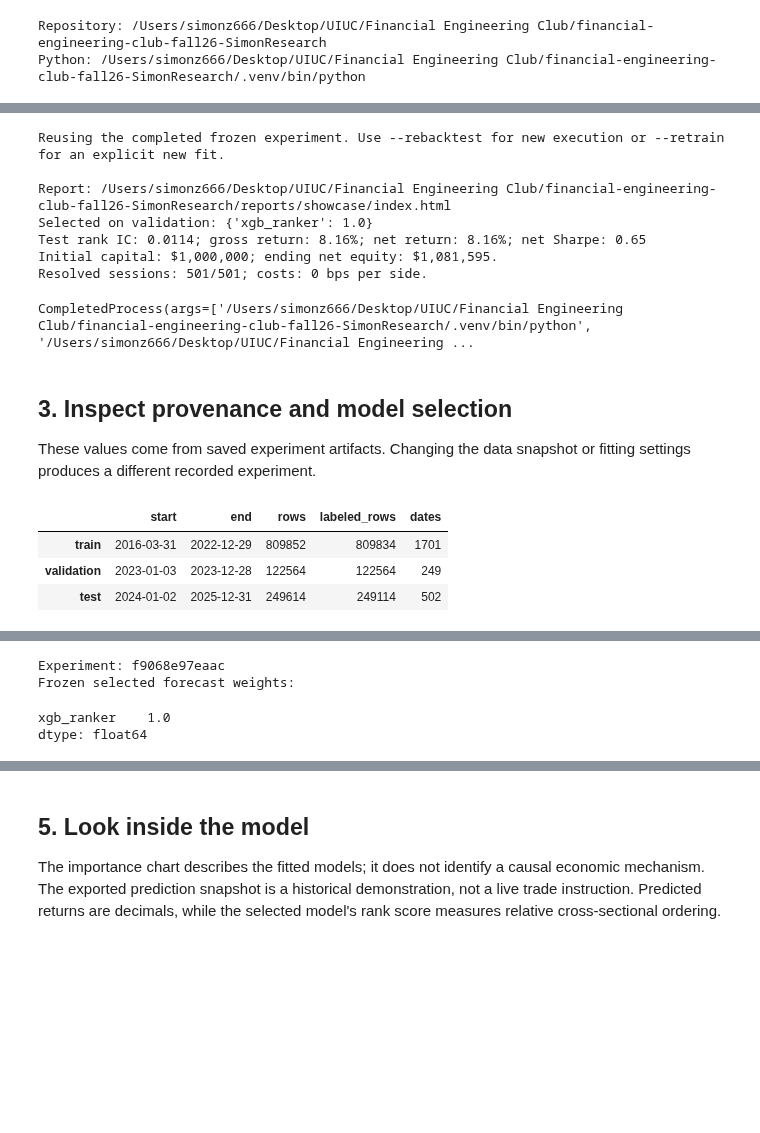
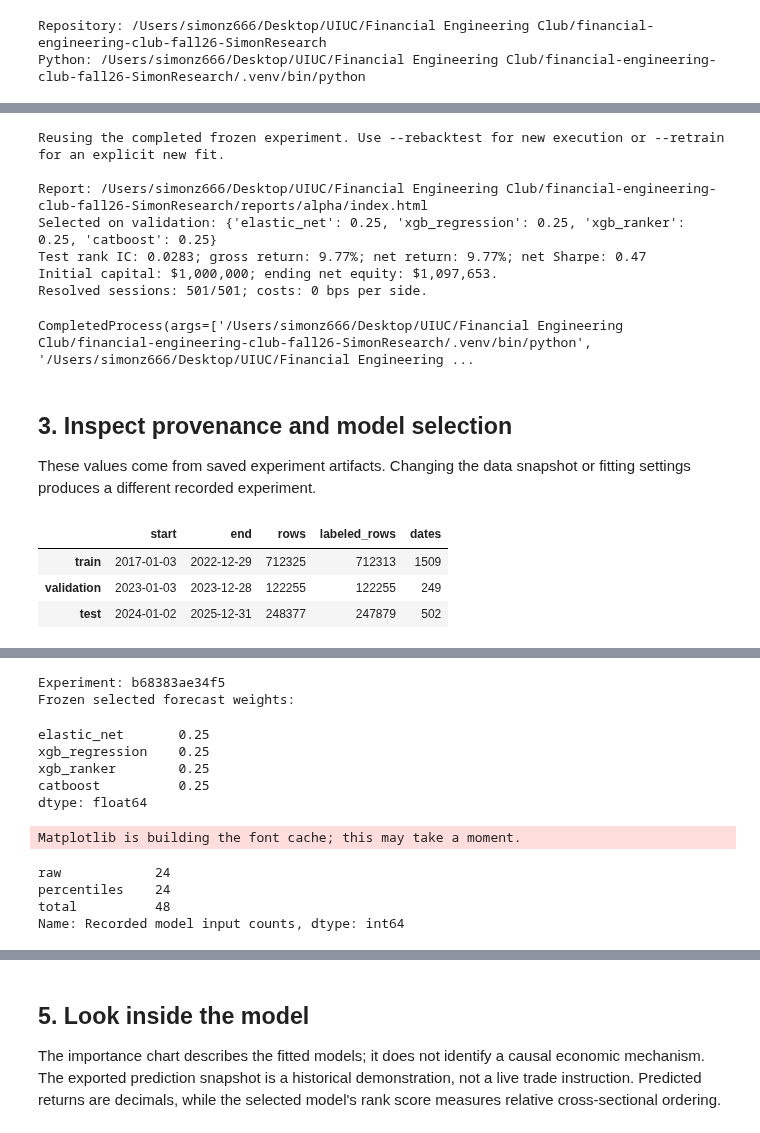
Before and after one commit to Simon666Z/financial-engineering-club-fall26, a Jupyter notebook: notebooks/SimonResearch_Showcase.ipynb, the cells around one changed output, grey strips where cells are left out. Cells and saved outputs as stored; diff of their text form; code cells hidden in the pictures; blank space fills up the shorter version.

Commit message:
Train model with research features

```diff
--- a/notebooks/SimonResearch_Showcase.ipynb
+++ b/notebooks/SimonResearch_Showcase.ipynb
@@ -29,7 +38,7 @@ ROOT = next((p for p in [Path.cwd(), *Path.cwd().parents]
              if (p / "scripts" / "run_showcase.py").exists()), None)
 if ROOT is None:
     raise RuntimeError("Open this notebook from the SimonResearch checkout.")
-REPORT_DIR = ROOT / "reports" / "showcase"
+REPORT_DIR = ROOT / "reports" / "alpha"
 if str(ROOT) not in sys.path:
     sys.path.insert(0, str(ROOT))
 print("Repository:", ROOT)
@@ -46,23 +63,28 @@ Set `RETRAIN = True` only when you deliberately want a new experiment. Changes t
 # %%
+FEATURE_SET = "alpha"
 RETRAIN = False
+REBUILD_FEATURES = False
 REFRESH_DATA = False
 ITERATIONS = 500
 THREADS = 4
 
+# The default reuses the alpha snapshot, fitted model and recorded experiment.
 command = [sys.executable, str(ROOT / "scripts" / "run_showcase.py"),
-           "--iterations", str(ITERATIONS), "--threads", str(THREADS)]
+           "--feature-set", FEATURE_SET]
 if RETRAIN:
-    command.append("--retrain")
+    command.extend(["--retrain", "--iterations", str(ITERATIONS), "--threads", str(THREADS)])
+if REBUILD_FEATURES:
+    command.append("--rebuild-features")
 if REFRESH_DATA:
     command.append("--refresh-data")
 subprocess.run(command, cwd=ROOT, check=True)
 # %% [output]
 Reusing the completed frozen experiment. Use --rebacktest for new execution or --retrain for an explicit new fit.
 
-Report: /Users/simonz666/Desktop/UIUC/Financial Engineering Club/financial-engineering-club-fall26-SimonResearch/reports/showcase/index.html
-Selected on validation: {'xgb_ranker': 1.0}
-Test rank IC: 0.0114; gross return: 8.16%; net return: 8.16%; net Sharpe: 0.65
-Initial capital: $1,000,000; ending net equity: $1,081,595.
+Report: /Users/simonz666/Desktop/UIUC/Financial Engineering Club/financial-engineering-club-fall26-SimonResearch/reports/alpha/index.html
+Selected on validation: {'elastic_net': 0.25, 'xgb_regression': 0.25, 'xgb_ranker': 0.25, 'catboost': 0.25}
+Test rank IC: 0.0283; gross return: 9.77%; net return: 9.77%; net Sharpe: 0.47
+Initial capital: $1,000,000; ending net equity: $1,097,653.
 Resolved sessions: 501/501; costs: 0 bps per side.
 CompletedProcess(args=['/Users/simonz666/Desktop/UIUC/Financial Engineering Club/financial-engineering-club-fall26-SimonResearch/.venv/bin/python', '/Users/simonz666/Desktop/UIUC/Financial Engineering ...
 # %% [markdown]
@@ -72,20 +94,23 @@ These values come from saved experiment artifacts. Changing the data snapshot or
 # %%
 import pandas as pd
 from IPython.display import display, HTML, SVG
 
 summary = json.loads((REPORT_DIR / "summary.json").read_text())
 leaderboard = pd.read_csv(REPORT_DIR / "leaderboard.csv")
 daily = pd.read_csv(REPORT_DIR / "daily.csv")
 top_predictions = pd.read_csv(REPORT_DIR / "top_predictions.csv")
 feature_importance = pd.read_csv(REPORT_DIR / "feature_importance.csv")
 
 display(pd.DataFrame(summary["splits"]).T)
 display(pd.Series(summary["dataset"], name="Dataset provenance"))
 print("Experiment:", summary["experiment_id"])
 print("Frozen selected forecast weights:")
 display(pd.Series(summary.get("training", {}).get("selected_weights", {}), dtype="float64"))
+
+from src.reporting.showcase import feature_input_counts
+display(pd.Series(feature_input_counts(summary), name="Recorded model input counts"))
 # %% [output]
 |  | start | end | rows | labeled_rows | dates |
-| train | 2016-03-31 | 2022-12-29 | 809852 | 809834 | 1701 |
-| validation | 2023-01-03 | 2023-12-28 | 122564 | 122564 | 249 |
-| test | 2024-01-02 | 2025-12-31 | 249614 | 249114 | 502 |
+| train | 2017-01-03 | 2022-12-29 | 712325 | 712313 | 1509 |
+| validation | 2023-01-03 | 2023-12-28 | 122255 | 122255 | 249 |
+| test | 2024-01-02 | 2025-12-31 | 248377 | 247879 | 502 |
@@ -111,8 +133,16 @@ universe_policy            Wikipedia constituents at download time; not h...
 Name: Dataset provenance, dtype: object
-Experiment: f9068e97eaac
+Experiment: b68383ae34f5
 Frozen selected forecast weights:
-xgb_ranker    1.0
+elastic_net       0.25
+xgb_regression    0.25
+xgb_ranker        0.25
+catboost          0.25
 dtype: float64
+Matplotlib is building the font cache; this may take a moment.
+raw            24
+percentiles    24
+total          48
+Name: Recorded model input counts, dtype: int64
 # %% [markdown]
 ## 4. The $1 million long/short holding strategy
 
```
Also changed, not shown: parts of 9 cells of this notebook, 32 other files.
